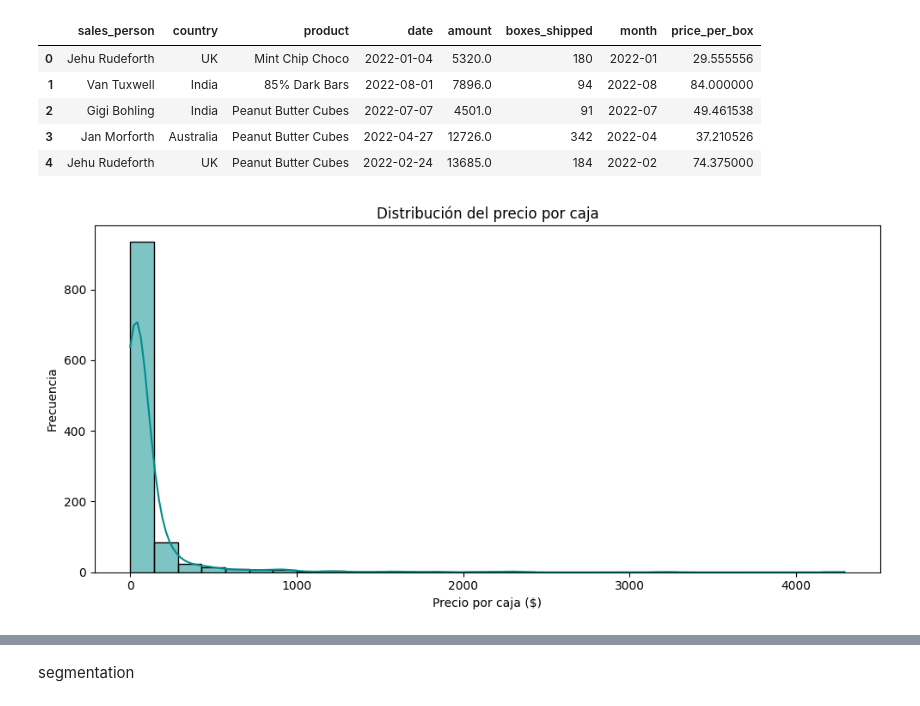
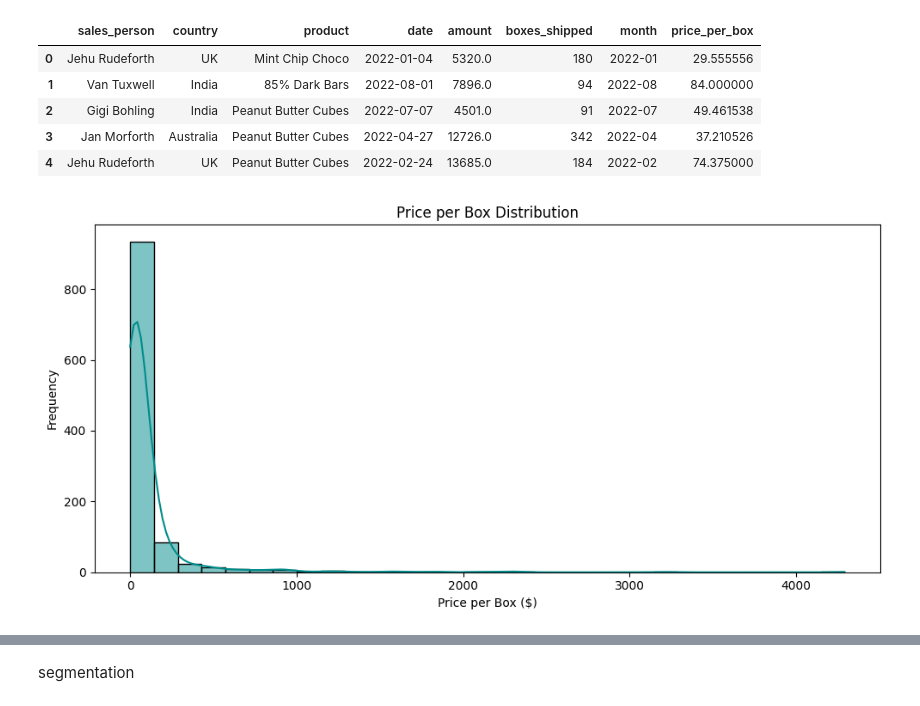
Before and after one commit to Luisbp27/chocoSales, a Jupyter notebook: report.ipynb, the cells around one changed output, grey strips where cells are left out. Cells and saved outputs as stored; diff of their text form; code cells hidden in the pictures.

```diff
--- a/report.ipynb
+++ b/report.ipynb
@@ -159,15 +159,3 @@ fig.update_layout(geo=dict(showframe=False, projection_type="natural earth"))
 fig.show()
 # %% [markdown]
 ### 4.3. WHEN is selling the most chocolate?
-# %%
-df['month'] = df['date'].dt.to_period('M')
-monthly_revenue = df.groupby('month')['amount'].sum()
-
-plt.figure(figsize=(12, 5))
-monthly_revenue.plot(marker='o')
-plt.title("Revenue by Month")
-plt.xlabel("Month")
-plt.ylabel("Revenue ($)")
-plt.grid(True)
-plt.tight_layout()
-plt.show()
@@ -205,10 +191,10 @@ df.head()
 # %%
 plt.figure(figsize=(10, 5))
 sns.histplot(df['price_per_box'], bins=30, kde=True, color='darkcyan')
-plt.title("Distribución del precio por caja")
-plt.xlabel("Precio por caja ($)")
-plt.ylabel("Frecuencia")
+plt.title("Price per Box Distribution")
+plt.xlabel("Price per Box ($)")
+plt.ylabel("Frequency")
 plt.tight_layout()
 plt.show()
 # %% [output]
-[figure, old version]
+[figure, new version]
```
Also changed, not shown: parts of 19 cells of this notebook.
